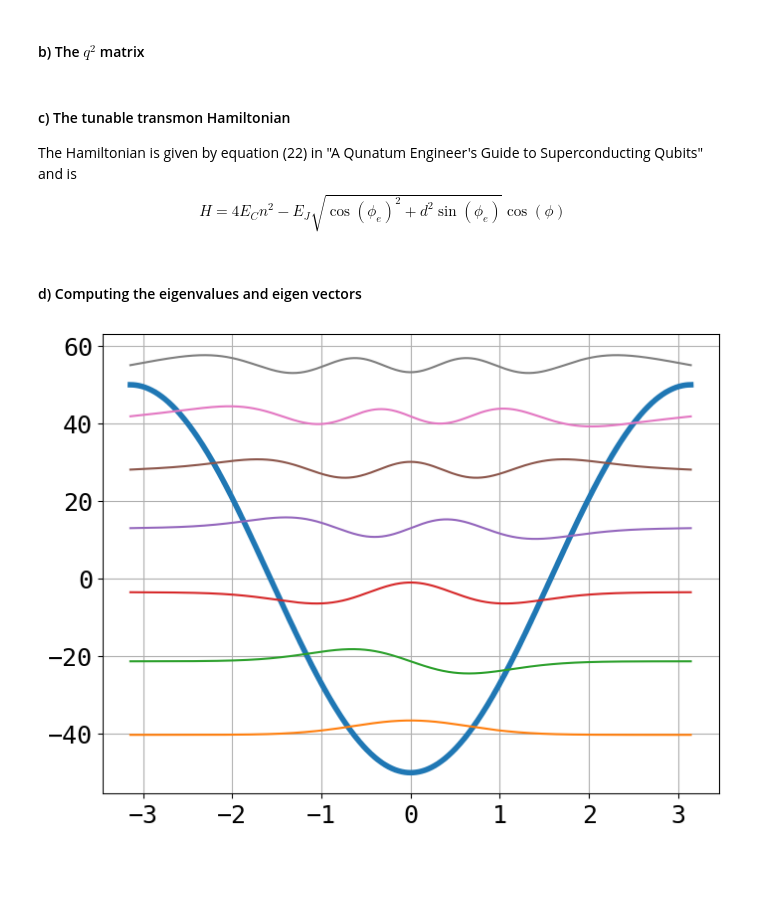
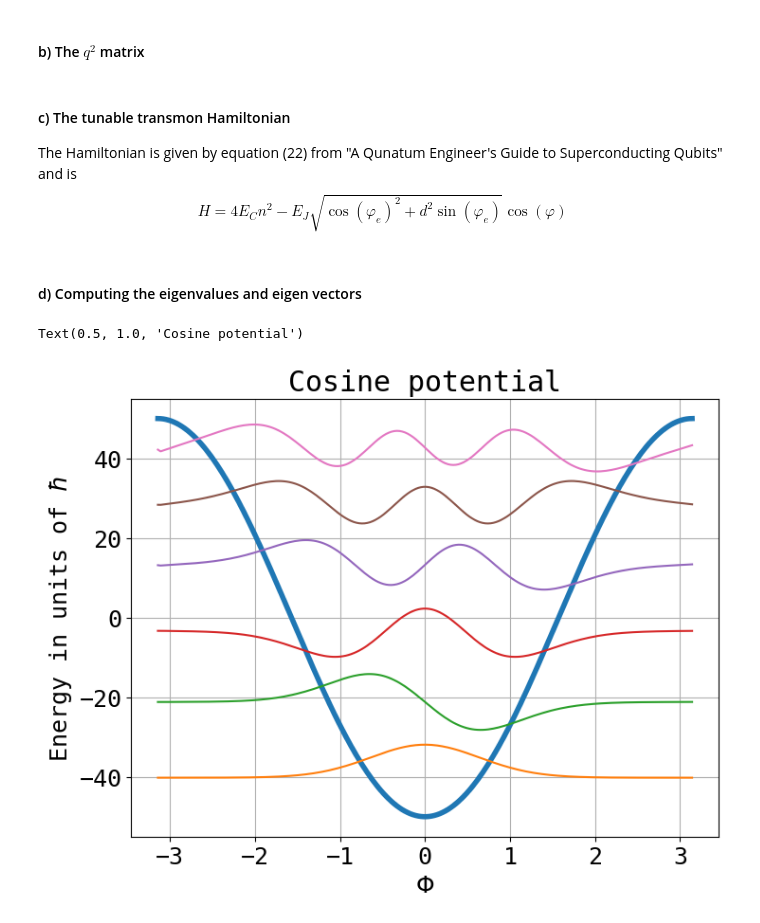
Before and after one commit to Shellf1sh/Superconducting-Qubits-Course, a Jupyter notebook: Week2/Week2code.ipynb, the cells around one changed output. Saved outputs shown, nothing was run; the diff lists cells and outputs as text; code cells hidden in the pictures; blank space fills up the shorter version.

```diff
--- a/Week2/Week2code.ipynb
+++ b/Week2/Week2code.ipynb
@@ -9,7 +9,7 @@ plt.rcParams['font.family'] = 'Monospace'
 plt.rcParams['figure.figsize'] = [8,6]
 # %%
 #First we define as few variables
-N = 1000 #resolution
+N = 200 #resolution
 delta = 2*np.pi/N #Spacing between points
 # %% [markdown]
 # E1
@@ -29,5 +30,5 @@ q2Matrix = 1/delta**2 * (2*np.diag(diagArr) - np.diag(offDiagArr, k = 1) - np.di
 # %% [markdown]
 #### c) The tunable transmon Hamiltonian
-The Hamiltonian is given by equation (22) in "A Qunatum Engineer's Guide to Superconducting Qubits" and is
-$$H=4E_Cn^2-E_J\sqrt{\cos(\phi_e)^2+d^2\sin(\phi_e)}\cos(\phi)$$
+The Hamiltonian is given by equation (22) from "A Qunatum Engineer's Guide to Superconducting Qubits" and is
+$$H=4E_Cn^2-E_J\sqrt{\cos(\varphi_e)^2+d^2\sin(\varphi_e)}\cos(\varphi)$$
 # %%
@@ -46,9 +47,14 @@ eigenvalues, eigenvectors = sc.sparse.linalg.eigs(H, k=7, which = "SR")
 # %%
 #We can then plot our potential and our wavefunctions
 
 plt.plot(phi, -scale*np.cos(phi), linewidth = 4)
 
-for i in range(7):
+for i in range(1, 7):
     plt.plot(phi, -eigenvectors[:,i]*scale + eigenvalues.real[i])
+
+plt.xlabel("$\Phi$")
+plt.ylabel("Energy in units of $\hbar$")
+plt.title("Cosine potential")
 # %% [output]
+Text(0.5, 1.0, 'Cosine potential')
-[figure, old version]
+[figure, new version]
```
Also changed, not shown: parts of 8 cells of this notebook, 1 other file.
